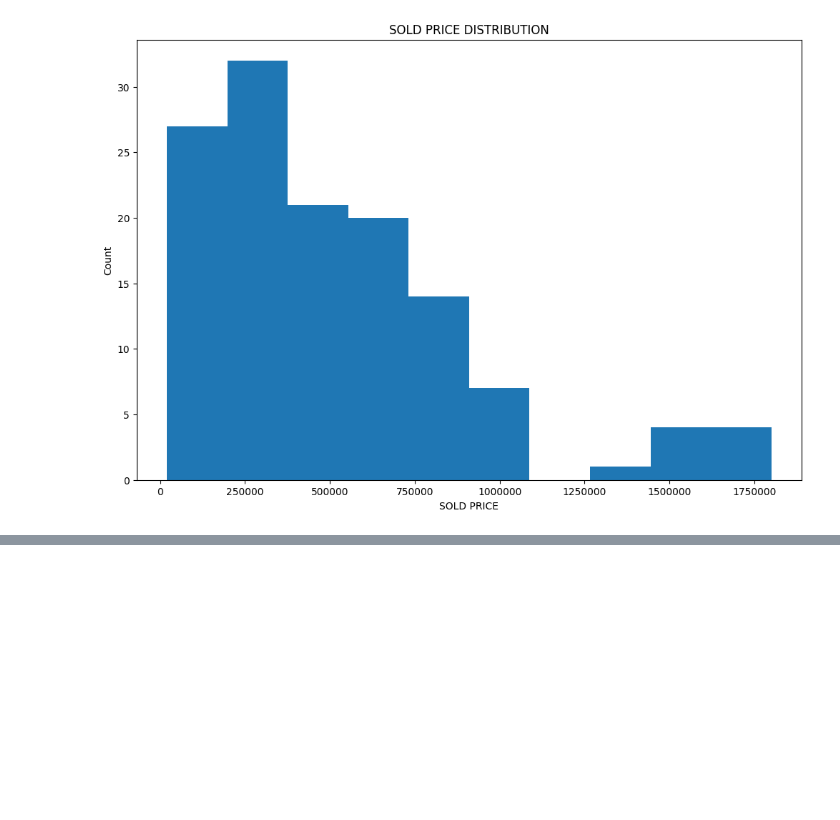
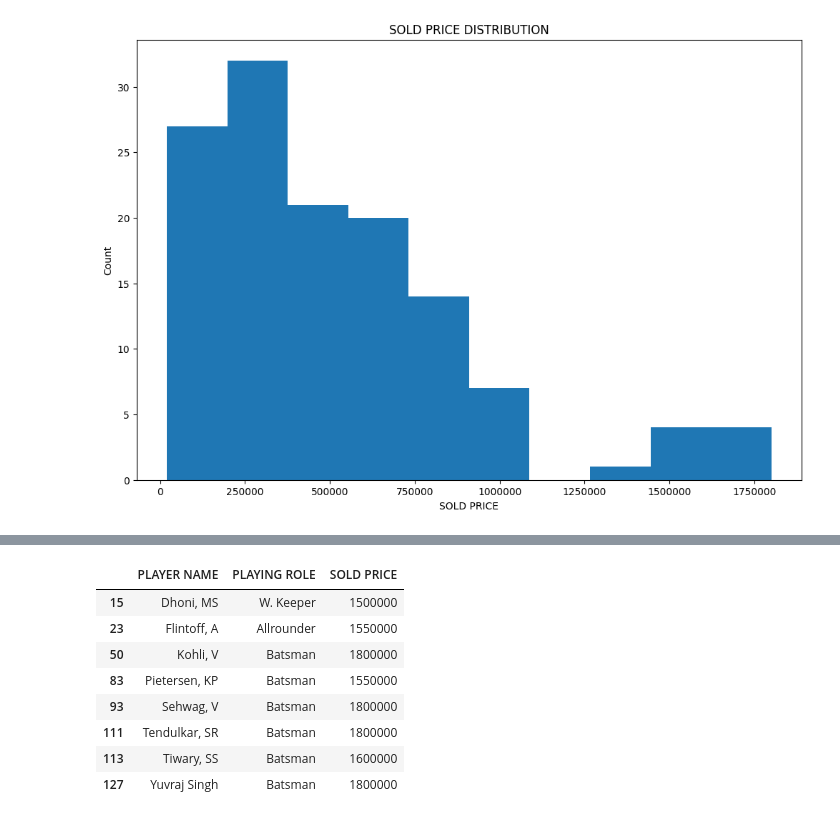
Before and after one commit to gauravrawataiml/Ptyhon, a Jupyter notebook: Python_with_IPL_data.ipynb, the cells around one changed output, grey strips where cells are left out. Saved outputs shown, nothing was run; the diff lists cells and outputs as text; code cells hidden in the pictures; blank space fills up the shorter version.

```diff
--- a/Python_with_IPL_data.ipynb
+++ b/Python_with_IPL_data.ipynb
@@ -408,0 +433,13 @@ Text(0.5, 1.0, 'SOLD PRICE DISTRIBUTION')
+# %%
+#Outliers
+IPL_auction_df[IPL_auction_df['SOLD PRICE'] > 1350000.0][['PLAYER NAME','PLAYING ROLE','SOLD PRICE']]
+# %% [output]
+|  | PLAYER NAME | PLAYING ROLE | SOLD PRICE |
+| 15 | Dhoni, MS | W. Keeper | 1500000 |
+| 23 | Flintoff, A | Allrounder | 1550000 |
+| 50 | Kohli, V | Batsman | 1800000 |
+| 83 | Pietersen, KP | Batsman | 1550000 |
+| 93 | Sehwag, V | Batsman | 1800000 |
+| 111 | Tendulkar, SR | Batsman | 1800000 |
+| 113 | Tiwary, SS | Batsman | 1600000 |
+| 127 | Yuvraj Singh | Batsman | 1800000 |
```
Also changed, not shown: parts of 6 cells of this notebook.
